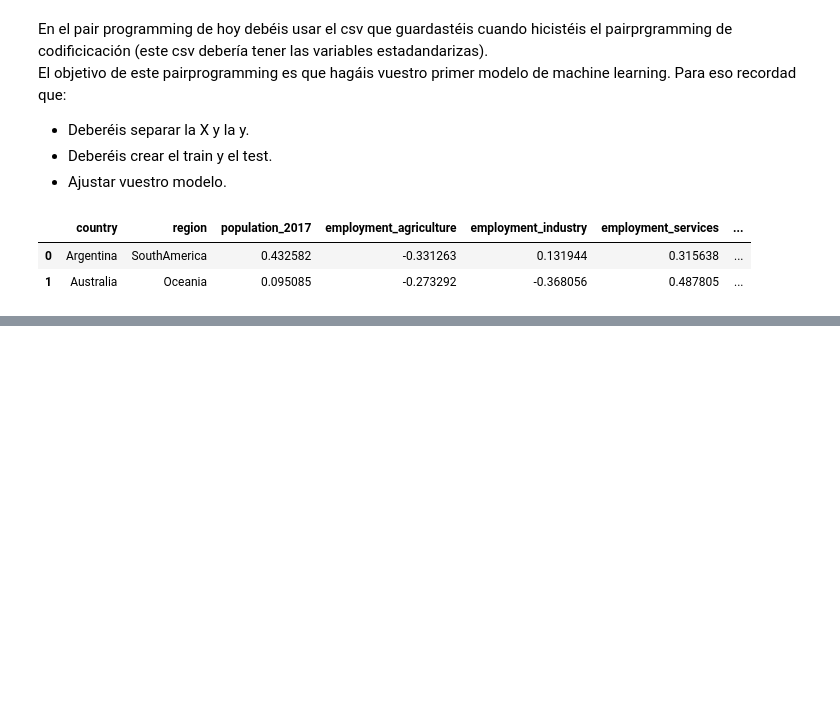
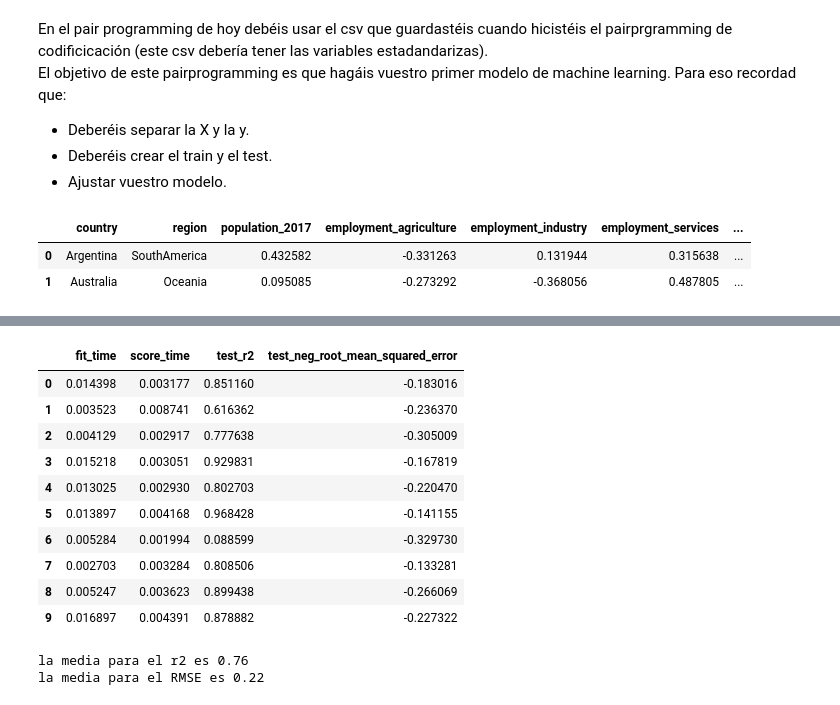
Before and after one commit to Adalab/promo-d-da-modulo3-sprint1-laura-maitane, a Jupyter notebook: regresion-lineal/reg-lin-9.intro-regresion-lineal.ipynb, the cells around one changed output, grey strips where cells are left out. Saved outputs shown, nothing was run; the diff lists cells and outputs as text; code cells hidden in the pictures; blank space fills up the shorter version.

```diff
--- a/regresion-lineal/reg-lin-9.intro-regresion-lineal.ipynb
+++ b/regresion-lineal/reg-lin-9.intro-regresion-lineal.ipynb
@@ -32,0 +31,4 @@ df.to_csv("datos/soci_econ_country_profiles_reg_lin.csv")
+# %%
+# separamos la variable respuesta y las predictoras que usaremos para el modelo
+X = df.drop(["restaurant_price_index_normal", 'country', 'region'], axis = 1)
+y = df["restaurant_price_index_normal"]
@@ -32,0 +111,31 @@ df.to_csv("datos/soci_econ_country_profiles_reg_lin.csv")
+# %%
+# Validación cruzada para R2 y RMSE
+cv_scores = cross_validate(
+                estimator = LinearRegression(),
+                X         = X, # conjunto de datos de las predictoras completo (sin dividir en train/test)
+                y         = y,
+                scoring   = ('r2', 'neg_root_mean_squared_error'),
+                cv        = 10)
+
+# Convertimos el diccionario a dataframe para facilitar la visualización
+cv_scores = pd.DataFrame(cv_scores)
+cv_scores
+# %% [output]
+|  | fit_time | score_time | test_r2 | test_neg_root_mean_squared_error |
+| 0 | 0.014398 | 0.003177 | 0.851160 | -0.183016 |
+| 1 | 0.003523 | 0.008741 | 0.616362 | -0.236370 |
+| 2 | 0.004129 | 0.002917 | 0.777638 | -0.305009 |
+| 3 | 0.015218 | 0.003051 | 0.929831 | -0.167819 |
+| 4 | 0.013025 | 0.002930 | 0.802703 | -0.220470 |
+| 5 | 0.013897 | 0.004168 | 0.968428 | -0.141155 |
+| 6 | 0.005284 | 0.001994 | 0.088599 | -0.329730 |
+| 7 | 0.002703 | 0.003284 | 0.808506 | -0.133281 |
+| 8 | 0.005247 | 0.003623 | 0.899438 | -0.266069 |
+| 9 | 0.016897 | 0.004391 | 0.878882 | -0.227322 |
+# %%
+# calculamos la media para cada una de las métricas
+print(f'la media para el r2 es {cv_scores["test_r2"].mean().round(2)}')
+print(f'la media para el RMSE es {abs(cv_scores["test_neg_root_mean_squared_error"].mean()).round(2)}')
+# %% [output]
+la media para el r2 es 0.76
+la media para el RMSE es 0.22
```
Also changed, not shown: parts of 8 cells of this notebook, 4 other files.
